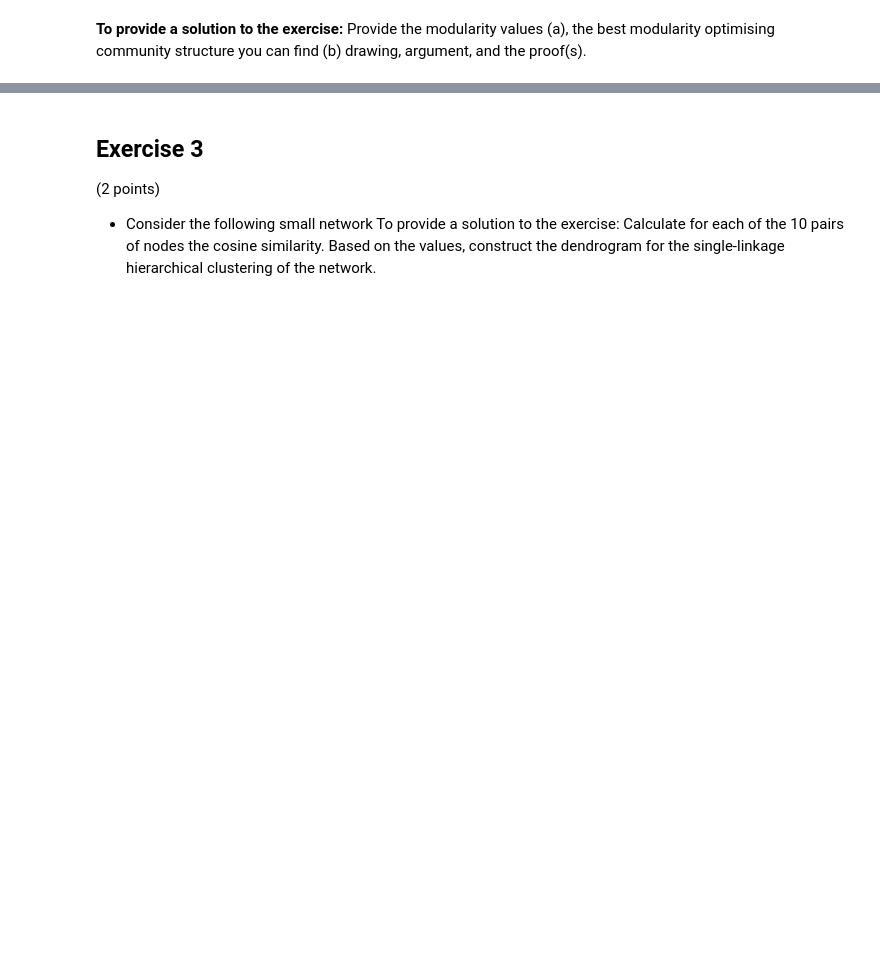
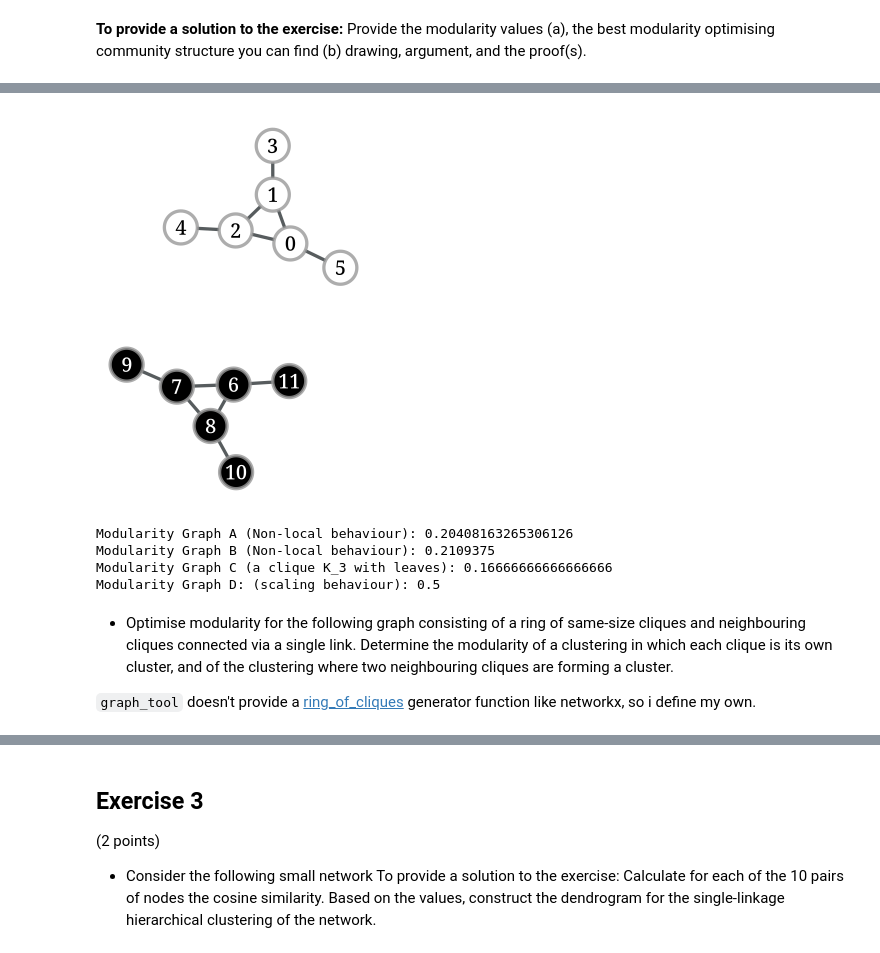
Before and after one commit to flupppi/EiPy, a Jupyter notebook: nbs/02_netana_ex04.ipynb, the cells around one changed output, grey strips where cells are left out. Saved outputs shown, nothing was run; the diff lists cells and outputs as text; code cells hidden in the pictures; blank space fills up the shorter version.

```diff
--- a/nbs/02_netana_ex04.ipynb
+++ b/nbs/02_netana_ex04.ipynb
@@ -328,0 +394,58 @@ Provide the modularity values (a), the best modularity optimising community stru
+# %%
+#| export
+# Create graph
+def create_graph_d() -> Tuple[Graph, VertexPropertyMap]:
+    g = Graph(directed=False)
+    vlist = [g.add_vertex() for _ in range(11)]
+
+    # Edges (1-based to 0-based)
+    edges = [
+        (0, 1), (0, 2), (1, 2),
+        (1, 3), (2, 4), (5, 0),
+        (6, 7), (6, 8), (7, 8),
+        (7, 9), (8, 10), (6, 11)
+    ]
+    g.add_edge_list([(u, v) for u, v in edges])
+    # Labels (1-based)
+    labels = g.new_vertex_property("int")
+    for i in range(12):
+        labels[g.vertex(i)] = i
+
+    partition = g.new_vertex_property("int")
+    partition[g.vertex(0)] = 0
+    partition[g.vertex(1)] = 0
+    partition[g.vertex(2)] = 0
+    partition[g.vertex(3)] = 0
+    partition[g.vertex(4)] = 0
+    partition[g.vertex(5)] = 0
+
+    partition[g.vertex(6)] = 1
+    partition[g.vertex(7)] = 1
+    partition[g.vertex(8)] = 1
+    partition[g.vertex(9)] = 1
+    partition[g.vertex(10)] = 1
+    partition[g.vertex(11)] = 1
+
+
+    # Draw
+    graph_draw(g, vertex_fill_color=partition, vertex_text=labels, output_size=(400, 400))
+    return g, partition
+# %%
+graphD, partitionD = create_graph_d()
+# %% [output]
+[figure, added]
+# %%
+print(f"Modularity Graph A (Non-local behaviour): {graph_tool.inference.modularity(graphA, partitionA)}")
+print(f"Modularity Graph B (Non-local behaviour): {graph_tool.inference.modularity(graphB, partitionB)}")
+print(f"Modularity Graph C (a clique K_3 with leaves): {graph_tool.inference.modularity(graphC, partitionC)}")
+print(f"Modularity Graph D: (scaling behaviour): {graph_tool.inference.modularity(graphD, partitionD)}")
+# %% [output]
+Modularity Graph A (Non-local behaviour): 0.20408163265306126
+Modularity Graph B (Non-local behaviour): 0.2109375
+Modularity Graph C (a clique K_3 with leaves): 0.16666666666666666
+Modularity Graph D: (scaling behaviour): 0.5
+# %% [markdown]
+*  Optimise modularity for the following graph consisting of a ring of same-size cliques and neighbouring cliques connected via a single link. Determine the modularity of a clustering in which each clique is its own cluster, and of the clustering where two neighbouring cliques are forming a cluster.
+
+
+`graph_tool` doesn't provide a [ring_of_cliques](https://networkx.org/documentation/stable/reference/generated/networkx.generators.community.ring_of_cliques.html) generator function like networkx, so i define my own.
```
Also changed, not shown: parts of 23 cells of this notebook, 3 other files.
